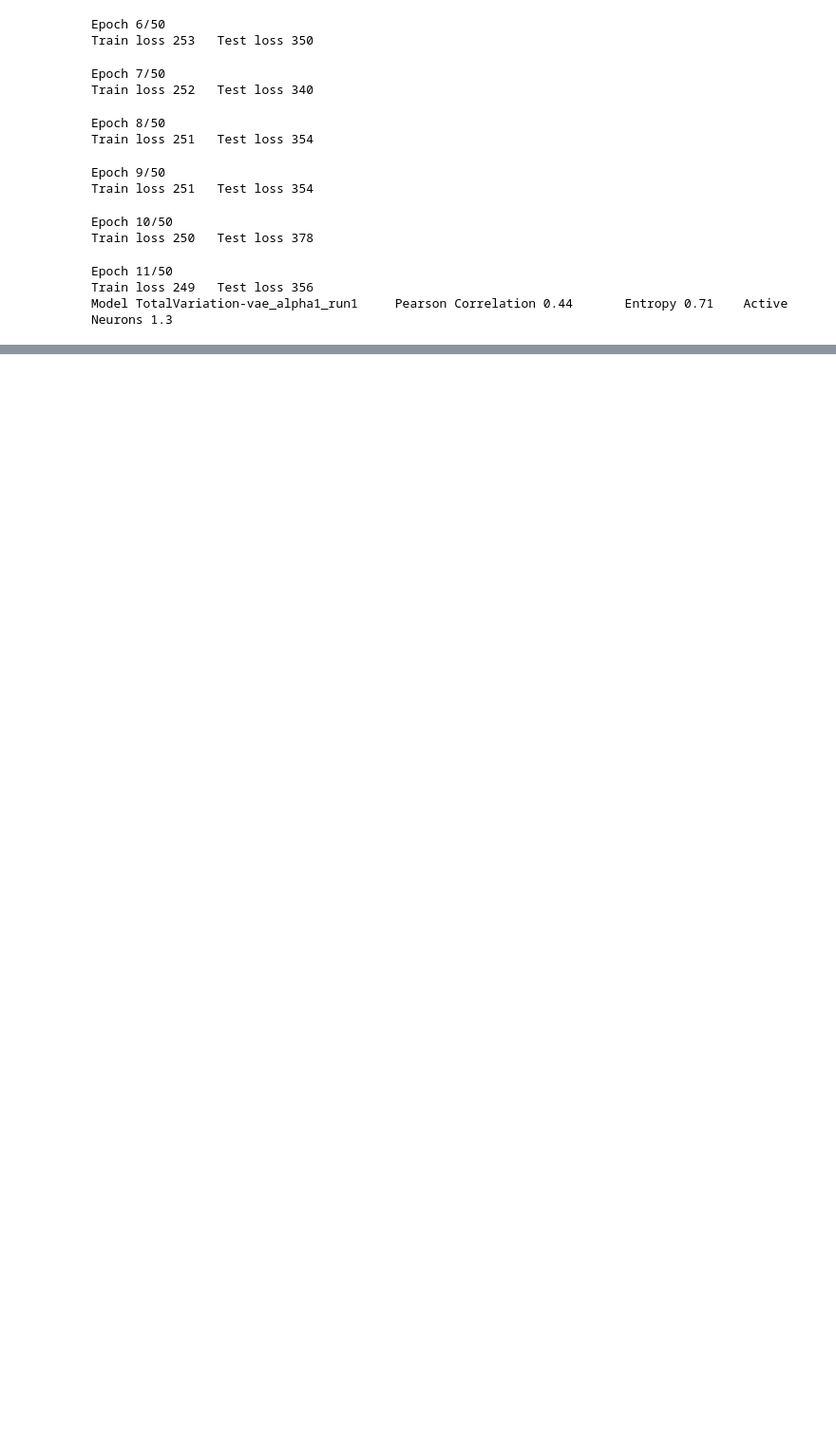
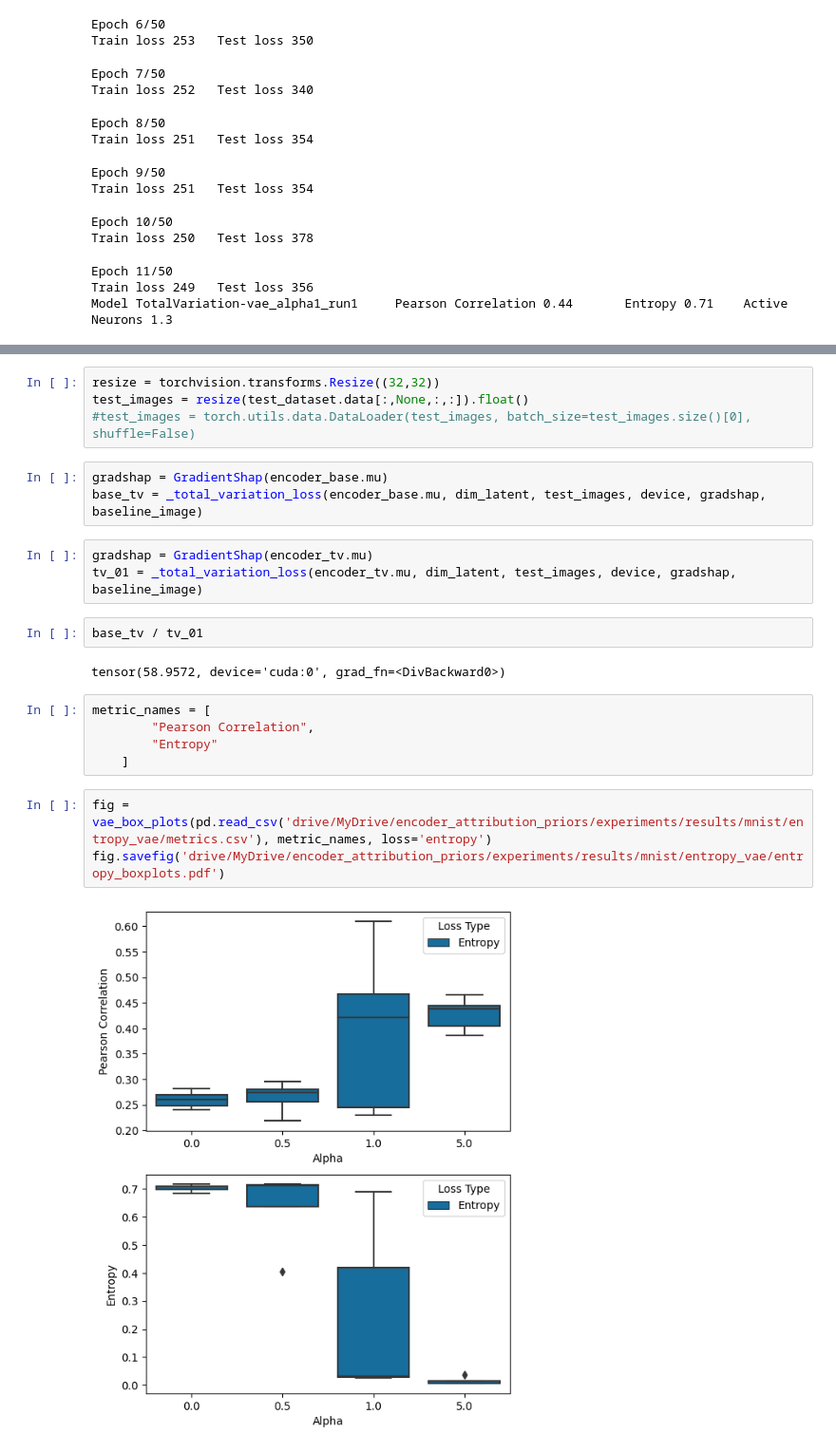
Before and after one commit to harrya32/encoder_attribution_priors, a Jupyter notebook: encoder_attribution_priors.ipynb, the cells around one changed output, grey strips where cells are left out. Shown at 95% size. Drawn from its saved outputs; the diff is of its cells as text; blank space fills up the shorter version.

```diff
--- a/encoder_attribution_priors.ipynb
+++ b/encoder_attribution_priors.ipynb
@@ -791,0 +908,24 @@ Train loss 232   Test loss 246
+# %%
+resize = torchvision.transforms.Resize((32,32))
+test_images = resize(test_dataset.data[:,None,:,:]).float()
+#test_images = torch.utils.data.DataLoader(test_images, batch_size=test_images.size()[0], shuffle=False)
+# %%
+gradshap = GradientShap(encoder_base.mu)
+base_tv = _total_variation_loss(encoder_base.mu, dim_latent, test_images, device, gradshap, baseline_image)
+# %%
+gradshap = GradientShap(encoder_tv.mu)
+tv_01 = _total_variation_loss(encoder_tv.mu, dim_latent, test_images, device, gradshap, baseline_image)
+# %%
+base_tv / tv_01
+# %% [output]
+tensor(58.9572, device='cuda:0', grad_fn=<DivBackward0>)
+# %%
+metric_names = [
+        "Pearson Correlation",
+        "Entropy"
+    ]
+# %%
+fig = vae_box_plots(pd.read_csv('drive/MyDrive/encoder_attribution_priors/experiments/results/mnist/entropy_vae/metrics.csv'), metric_names, loss='entropy')
+fig.savefig('drive/MyDrive/encoder_attribution_priors/experiments/results/mnist/entropy_vae/entropy_boxplots.pdf')
+# %% [output]
+[figure, added]
```
Also changed, not shown: parts of 12 cells of this notebook, 45 other files.
